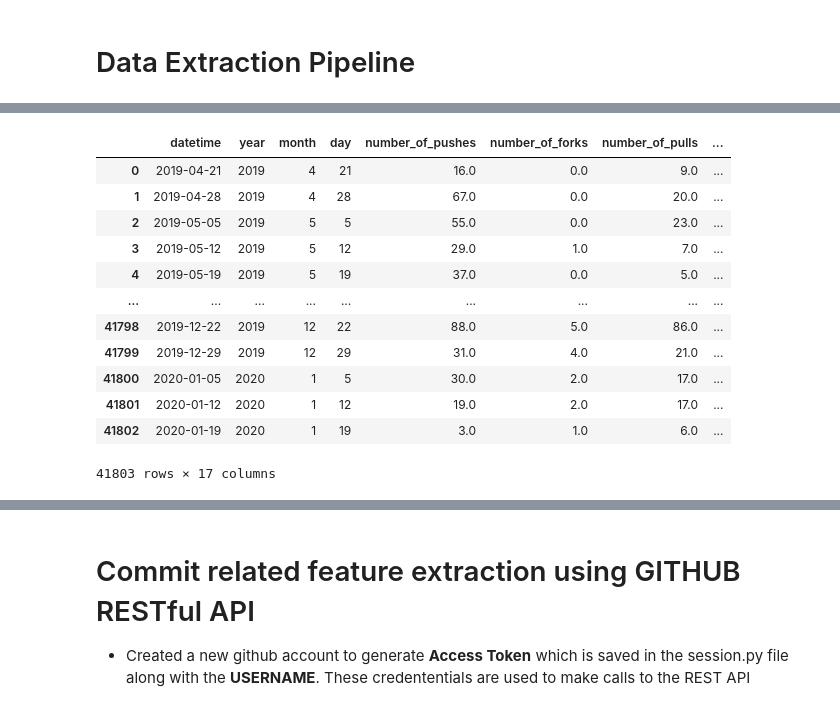
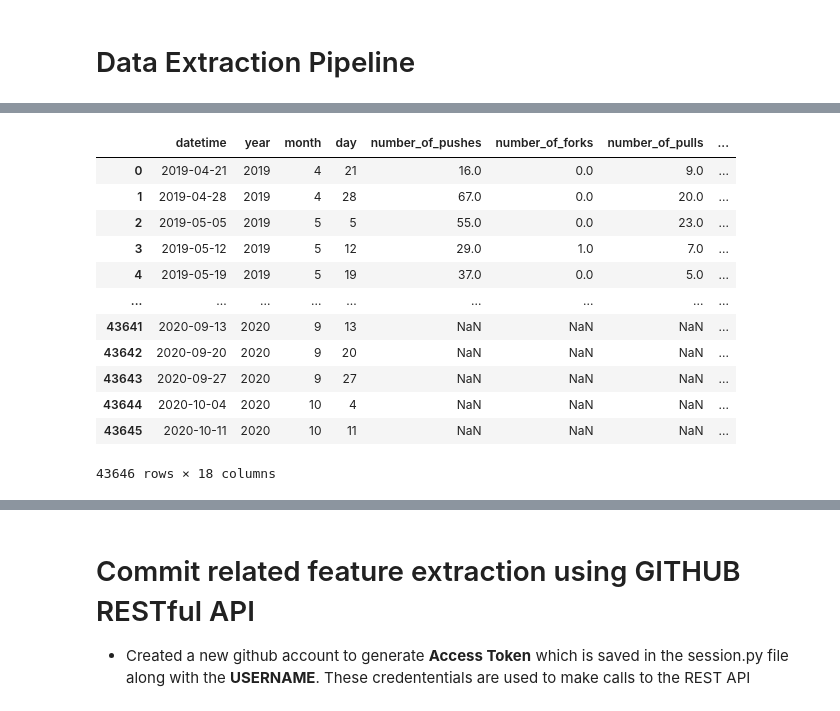
Before and after one commit to github-repo-health-uic/Github-repo-health-Fall2020, a Jupyter notebook: DataPipeline.ipynb, the cells around one changed output, grey strips where cells are left out. Saved outputs shown, nothing was run; the diff lists cells and outputs as text; code cells hidden in the pictures.

```diff
--- a/DataPipeline.ipynb
+++ b/DataPipeline.ipynb
@@ -23,18 +23,18 @@ import pandas as pd
 from matplotlib import pyplot as plt
 from sklearn.cluster import KMeans
 # %%
-# mongodb_repos= pd.read_csv('/content/drive/My Drive/Cloudbakers/Assets/mongodb_repos.csv')
-# databricks_repos= pd.read_csv('/content/drive/My Drive/Cloudbakers/Assets/databricks_repos.csv')
+mongodb_repos= pd.read_csv('/content/drive/My Drive/Cloudbakers/Assets/mongodb_repos.csv')
+databricks_repos= pd.read_csv('/content/drive/My Drive/Cloudbakers/Assets/databricks_repos.csv')
 
-mongodb_repos= pd.read_csv('mongodb_repos.csv')
-databricks_repos= pd.read_csv('databricks_repos.csv')
+# mongodb_repos= pd.read_csv('mongodb_repos.csv')
+# databricks_repos= pd.read_csv('databricks_repos.csv')
 # %%
 mongorepoIDs=mongodb_repos['id'].tolist()
 dbrepoIDs=databricks_repos['id'].tolist()
 repoIDs = mongorepoIDs + dbrepoIDs
 id = repoIDs + [50904245, 2211243, 138754790, 33884891, 86057409] #list of most important repos
 # %%
-REST_commit_df = pd.read_csv('REST_commit_data_for_193_repos.csv')
+REST_commit_df = pd.read_csv('/content/drive/My Drive/Cloudbakers/Assets/REST_commit_data_for_193_repos.csv')
 # %% [markdown]
 # Data Extraction Pipeline
 # %%
@@ -230,31 +230,31 @@ for i in range(len(id)):
 
     SELECT created_at as date, repo.id as repoID, repo.name as repo_name
     FROM githubarchive.year.2015
-    WHERE type='IssueEvent' AND repo.id = {0}
+    WHERE type='IssuesEvent' AND repo.id = {0}
 
     UNION ALL
 
     SELECT created_at as date, repo.id as repoID, repo.name as repo_name
     FROM githubarchive.year.2016
-    WHERE type='IssueEvent' AND repo.id = {0}
+    WHERE type='IssuesEvent' AND repo.id = {0}
 
     UNION ALL
 
     SELECT created_at as date, repo.id as repoID, repo.name as repo_name
     FROM githubarchive.year.2017
-    WHERE type='IssueEvent' AND repo.id = {0}
+    WHERE type='IssuesEvent' AND repo.id = {0}
 
     UNION ALL
 
     SELECT created_at as date, repo.id as repoID, repo.name as repo_name
     FROM githubarchive.year.2018
-    WHERE type='IssueEvent' AND repo.id = {0}
+    WHERE type='IssuesEvent' AND repo.id = {0}
 
     UNION ALL
 
     SELECT created_at as date, repo.id as repoID, repo.name as repo_name
     FROM githubarchive.year.2019
-    WHERE type='IssueEvent' AND repo.id = {0}
+    WHERE type='IssuesEvent' AND repo.id = {0}
     )
     GROUP BY 1,2,3
     ORDER BY 1;'''.format(id[i])
@@ -359,7 +359,7 @@ for i in range(len(id)):
     merge4 = pd.merge(merge3, dfIssuecomment, how='outer', on='year_month')
     merge5 = pd.merge(merge4,dfCommitcomment,how='outer',on='year_month')
     merge6 = pd.merge(merge5, dfIssues, how='outer',on='year_month')
-    merge6.drop(['repoID_x','repoID_y', 'repoID'], axis=1, inplace=True)
+    merge6.drop(['repoID_x','repoID_y','repoID'], axis=1, inplace=True)
     merge6.drop(['repo_name_x','repo_name_y', 'repo_name'], axis=1, inplace=True)
     merge6.sort_values(by='year_month',ascending=True,inplace=True)
 
@@ -375,7 +375,12 @@ for i in range(len(id)):
     repo_name_list = dfPushes['repo_name'].unique().tolist()
     repo_name_tuple = tuple(repo_name_list)
 
-    try:
+
+    dfCommits = RESTdb(id[i])
+    if dfCommits.empty:
+
+      try:
+        print('Failed Commits data Extraction from REST API for repoID: %d' %id[i] + '...gathering data from BigQuery')
         sql = '''
 
         SELECT   commit, committer.email, DATE(TIMESTAMP_SECONDS(committer.date.seconds)) AS committed_date
@@ -389,11 +394,12 @@ for i in range(len(id)):
         '''.format(repo_name_tuple)
 
         dfCommits = client.query(sql).to_dataframe()
-    except:
-        print('***** Failed Commits data Extraction from BigQuery for repoID: %d' %id[i] + '  gathering data from REST API database')
-        dfCommits = RESTdb(id[i])
-        if dfCommits.empty:
-          continue
+
+      except:
+       print('No data from Bigquery')
+       continue
+    else:
+      print('Successful Commits data Extraction from REST API for repoID: %d' %id[i])
 
 
     dfCommits['committed_date']=pd.to_datetime(dfCommits['committed_date'])
@@ -410,16 +416,16 @@ for i in range(len(id)):
 
     # Setting Threshold in terms of percentage of drop
     Threshold = 0.1
-    for i in range(5,len(WeeklyTS)):
-      Avg = WeeklyTS['Total_count'].iloc[i-5:i,].mean()
-      diff = WeeklyTS['Total_count'].iloc[i] - WeeklyTS['Total_count'].iloc[i-1]
+    for j in range(5,len(WeeklyTS)):
+      Avg = WeeklyTS['Total_count'].iloc[j-5:j,].mean()
+      diff = WeeklyTS['Total_count'].iloc[j] - WeeklyTS['Total_count'].iloc[j-1]
       if diff>=0:
-        WeeklyTS.loc[i,'Status'] = 1
+        WeeklyTS.loc[j,'Status'] = 1
       else:
         if abs(diff)/Avg < Threshold:
-          WeeklyTS.loc[i,'Status'] = 1
+          WeeklyTS.loc[j,'Status'] = 1
         else:
-          WeeklyTS.loc[i,'Status'] = 0
+          WeeklyTS.loc[j,'Status'] = 0
 
 
     WeeklyTS.index = WeeklyTS['datetime']
@@ -428,6 +434,7 @@ for i in range(len(id)):
     WeeklyTS.insert(1, 'month', WeeklyTS.index.month)
     WeeklyTS.insert(2, 'day', WeeklyTS.index.day)
     WeeklyTS.reset_index(level=0, inplace=True)
+    WeeklyTS['repoID']=id[i]
 
 
     df=df.append(WeeklyTS, ignore_index=True)
@@ -453,13 +460,13 @@ Reading..........repoID: 86057409
 |  | datetime | year | month | day | number_of_pushes | number_of_forks | number_of_pulls | ... |
 | 0 | 2019-04-21 | 2019 | 4 | 21 | 16.0 | 0.0 | 9.0 | ... |
 | 1 | 2019-04-28 | 2019 | 4 | 28 | 67.0 | 0.0 | 20.0 | ... |
 | 2 | 2019-05-05 | 2019 | 5 | 5 | 55.0 | 0.0 | 23.0 | ... |
 | 3 | 2019-05-12 | 2019 | 5 | 12 | 29.0 | 1.0 | 7.0 | ... |
 | 4 | 2019-05-19 | 2019 | 5 | 19 | 37.0 | 0.0 | 5.0 | ... |
 | ... | ... | ... | ... | ... | ... | ... | ... | ... |
-| 41798 | 2019-12-22 | 2019 | 12 | 22 | 88.0 | 5.0 | 86.0 | ... |
-| 41799 | 2019-12-29 | 2019 | 12 | 29 | 31.0 | 4.0 | 21.0 | ... |
-| 41800 | 2020-01-05 | 2020 | 1 | 5 | 30.0 | 2.0 | 17.0 | ... |
-| 41801 | 2020-01-12 | 2020 | 1 | 12 | 19.0 | 2.0 | 17.0 | ... |
-| 41802 | 2020-01-19 | 2020 | 1 | 19 | 3.0 | 1.0 | 6.0 | ... |
+| 43641 | 2020-09-13 | 2020 | 9 | 13 | NaN | NaN | NaN | ... |
+| 43642 | 2020-09-20 | 2020 | 9 | 20 | NaN | NaN | NaN | ... |
+| 43643 | 2020-09-27 | 2020 | 9 | 27 | NaN | NaN | NaN | ... |
+| 43644 | 2020-10-04 | 2020 | 10 | 4 | NaN | NaN | NaN | ... |
+| 43645 | 2020-10-11 | 2020 | 10 | 11 | NaN | NaN | NaN | ... |
-41803 rows × 17 columns
+43646 rows × 18 columns
```
Also changed, not shown: parts of 5 cells of this notebook, 3 other files.
